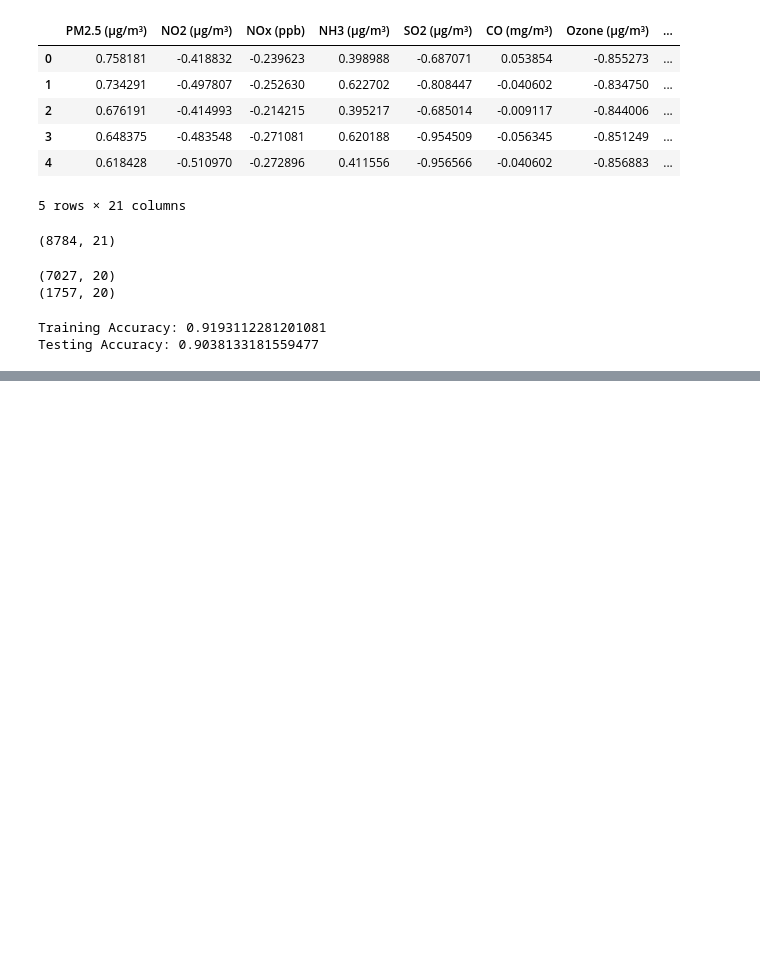
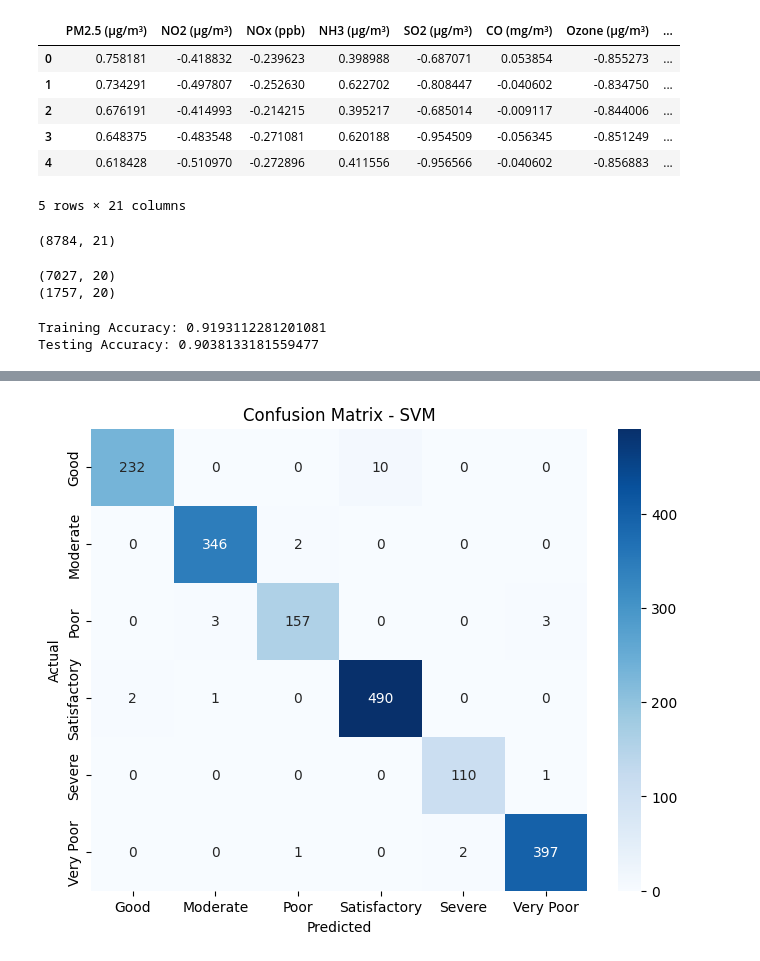
Before and after one commit to harsh-raunchela/AirQuality-Classification, a Jupyter notebook: air_quality_model_training.ipynb, the cells around one changed output, grey strips where cells are left out. Cells and saved outputs as stored; diff of their text form; code cells hidden in the pictures; blank space fills up the shorter version.

```diff
--- a/air_quality_model_training.ipynb
+++ b/air_quality_model_training.ipynb
@@ -108,0 +364,13 @@ plt.show()
+# %%
+param_grid_svm = {
+    'C': [0.1, 1, 10],
+    'kernel': ['rbf', 'linear'],
+    'gamma': ['scale', 'auto']
+}
+
+grid_svm = GridSearchCV(SVC(random_state=42, probability=True),
+                        param_grid_svm, cv=5, scoring='accuracy')
+grid_svm.fit(X_train, y_train)
+
+print("Best Parameters:", grid_svm.best_params_)
+print("Best Accuracy:", grid_svm.best_score_)
@@ -108,0 +389,7 @@ plt.show()
+# %%
+svm_best = SVC(C=10, gamma='scale', kernel='linear',
+               random_state=42, probability=True)
+svm_best.fit(X_train, y_train)
+
+print("Training Accuracy:", svm_best.score(X_train, y_train))
+print("Testing Accuracy:", svm_best.score(X_test, y_test))
@@ -108,0 +401,8 @@ plt.show()
+# %%
+#evaluating precision , recall, f1-score
+
+from sklearn.metrics import classification_report, confusion_matrix
+
+y_pred = svm_best.predict(X_test)
+
+print(classification_report(y_test, y_pred))
@@ -108,0 +422,14 @@ plt.show()
+# %%
+#confusion matrix
+labels = ['Good', 'Moderate', 'Poor', 'Satisfactory', 'Severe', 'Very Poor']
+
+cm = confusion_matrix(y_test, y_pred)
+plt.figure(figsize=(8,6))
+sns.heatmap(cm, annot=True, fmt='d', cmap='Blues',
+            xticklabels=labels, yticklabels=labels)
+plt.title('Confusion Matrix - SVM')
+plt.ylabel('Actual')
+plt.xlabel('Predicted')
+plt.show()
+# %% [output]
+[figure, added]
```
Also changed, not shown: parts of 39 cells of this notebook.
